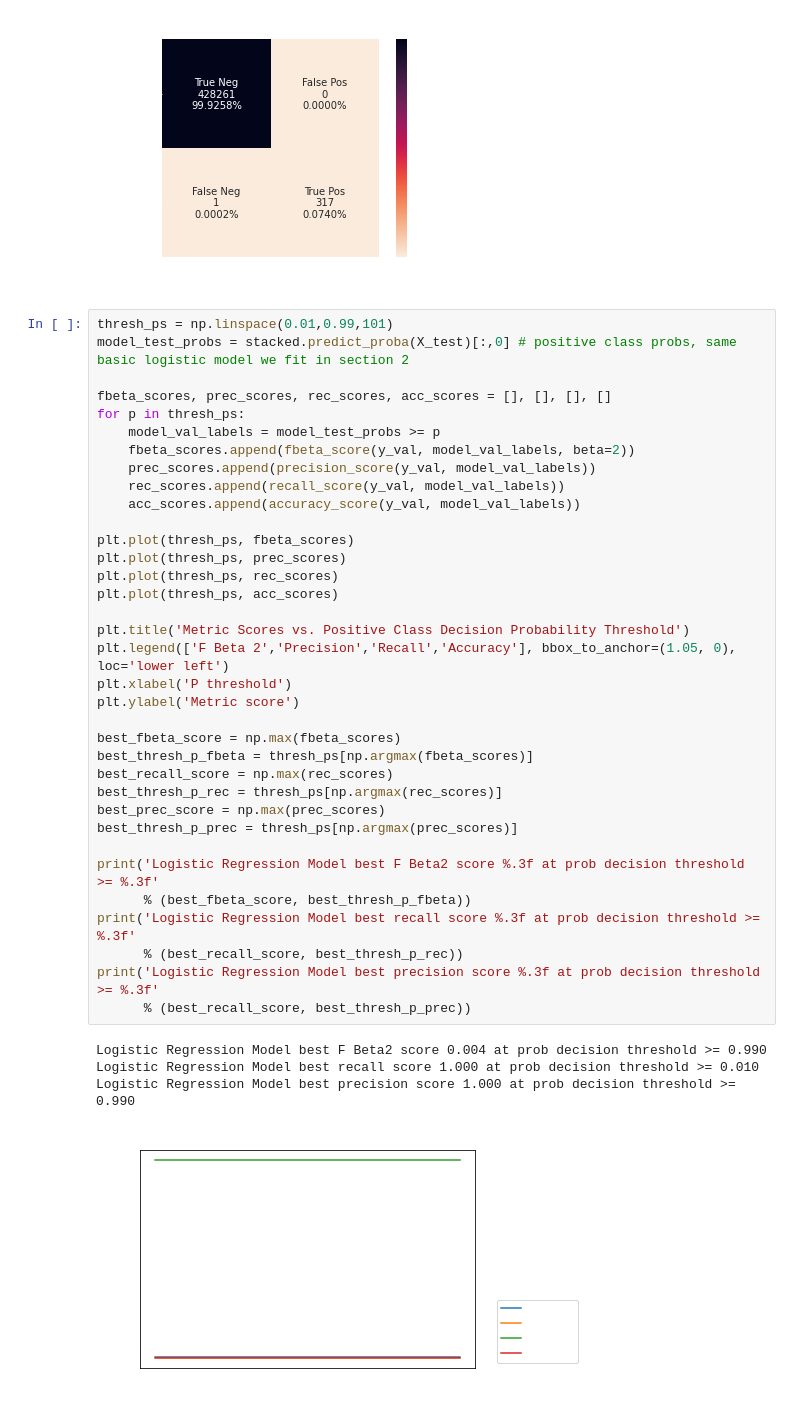
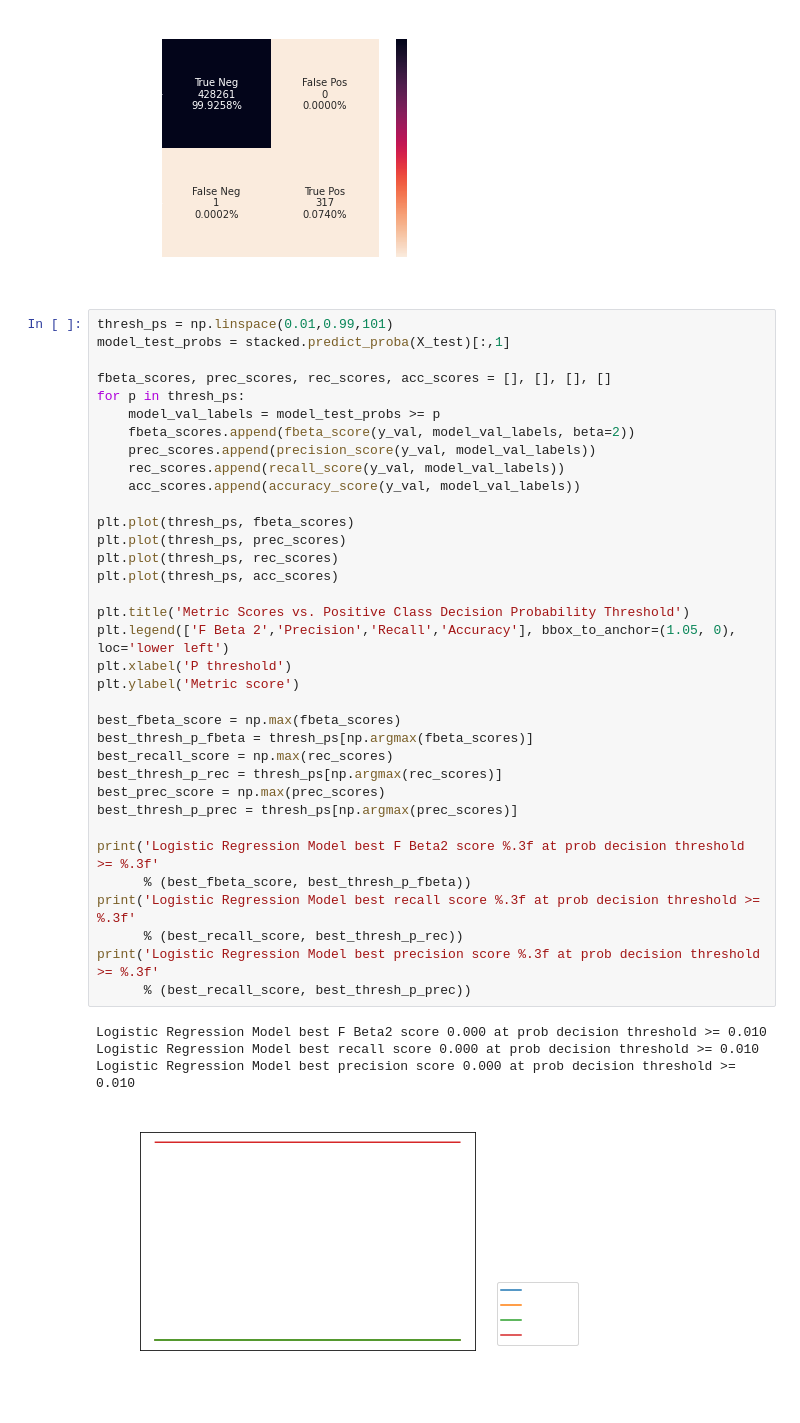
Before and after one commit to VinceDiR/DDoS_traffic_classification, a Jupyter notebook: final_script.ipynb, the cells around one changed output. Saved outputs shown, nothing was run; the diff lists cells and outputs as text.

```diff
--- a/final_script.ipynb
+++ b/final_script.ipynb
@@ -716,41 +716,41 @@ plt.title('Stacked Classifier Ensemble Confusion Matrix - Test Set');
 [figure]
 # %%
 thresh_ps = np.linspace(0.01,0.99,101)
-model_test_probs = stacked.predict_proba(X_test)[:,0] # positive class probs, same basic logistic model we fit in section 2
+model_test_probs = stacked.predict_proba(X_test)[:,1]
 
 fbeta_scores, prec_scores, rec_scores, acc_scores = [], [], [], []
 for p in thresh_ps:
     model_val_labels = model_test_probs >= p
     fbeta_scores.append(fbeta_score(y_val, model_val_labels, beta=2))
     prec_scores.append(precision_score(y_val, model_val_labels))
     rec_scores.append(recall_score(y_val, model_val_labels))
     acc_scores.append(accuracy_score(y_val, model_val_labels))
 
 plt.plot(thresh_ps, fbeta_scores)
 plt.plot(thresh_ps, prec_scores)
 plt.plot(thresh_ps, rec_scores)
 plt.plot(thresh_ps, acc_scores)
 
 plt.title('Metric Scores vs. Positive Class Decision Probability Threshold')
 plt.legend(['F Beta 2','Precision','Recall','Accuracy'], bbox_to_anchor=(1.05, 0), loc='lower left')
 plt.xlabel('P threshold')
 plt.ylabel('Metric score')
 
 best_fbeta_score = np.max(fbeta_scores)
 best_thresh_p_fbeta = thresh_ps[np.argmax(fbeta_scores)]
 best_recall_score = np.max(rec_scores)
 best_thresh_p_rec = thresh_ps[np.argmax(rec_scores)]
 best_prec_score = np.max(prec_scores)
 best_thresh_p_prec = thresh_ps[np.argmax(prec_scores)]
 
 print('Logistic Regression Model best F Beta2 score %.3f at prob decision threshold >= %.3f'
       % (best_fbeta_score, best_thresh_p_fbeta))
 print('Logistic Regression Model best recall score %.3f at prob decision threshold >= %.3f'
       % (best_recall_score, best_thresh_p_rec))
 print('Logistic Regression Model best precision score %.3f at prob decision threshold >= %.3f'
       % (best_recall_score, best_thresh_p_prec))
 # %% [output]
-Logistic Regression Model best F Beta2 score 0.004 at prob decision threshold >= 0.990
-Logistic Regression Model best recall score 1.000 at prob decision threshold >= 0.010
-Logistic Regression Model best precision score 1.000 at prob decision threshold >= 0.990
+Logistic Regression Model best F Beta2 score 0.000 at prob decision threshold >= 0.010
+Logistic Regression Model best recall score 0.000 at prob decision threshold >= 0.010
+Logistic Regression Model best precision score 0.000 at prob decision threshold >= 0.010
-[figure, old version]
+[figure, new version]
```
Also changed, not shown: 1 other file.
